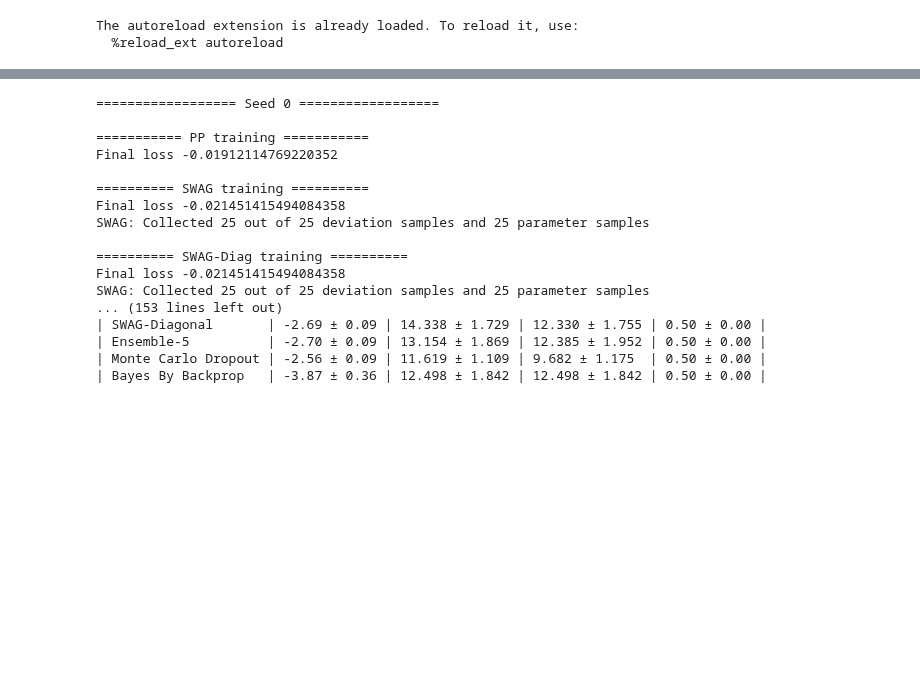
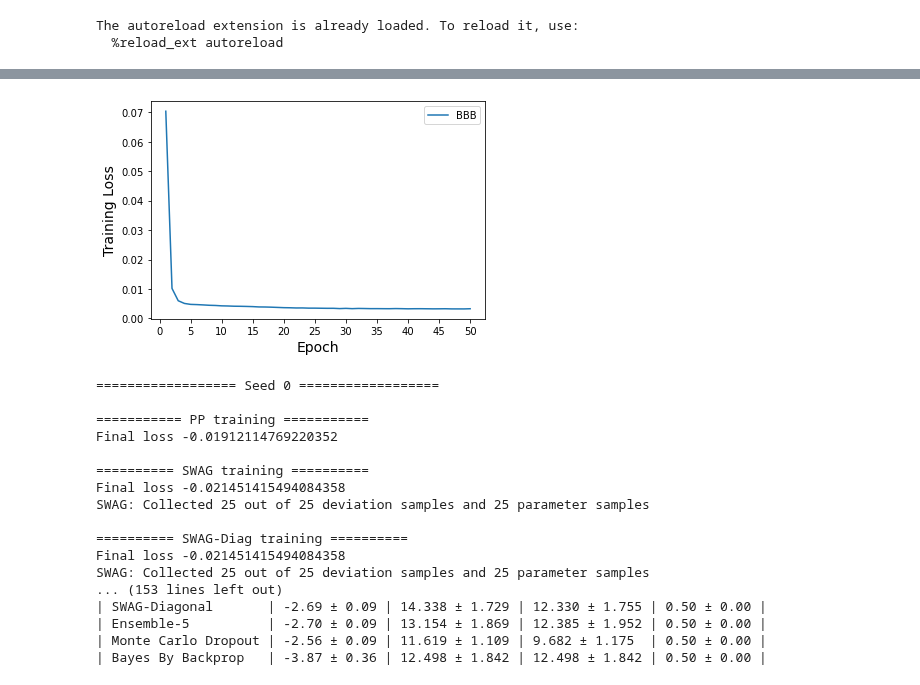
Before and after one commit to Feuermagier/VariationalBayesianDL, a Jupyter notebook: UCI.ipynb, the cells around one changed output, grey strips where cells are left out. Drawn from its saved outputs; the diff is of its cells as text; code cells hidden in the pictures; blank space fills up the shorter version.

```diff
--- a/UCI.ipynb
+++ b/UCI.ipynb
@@ -66,3 +64,7 @@ Final loss 0.004370140843093395
+# %%
+plot_losses("BBB", model.all_losses(), plt.subplot())
+# %% [output]
+[figure, added]
 # %%
 def eval_on_uci(name, dataset_name, config):
     results = [[] for _ in range(6)]
```
Also changed, not shown: parts of 1 cell of this notebook, 5 other files.
